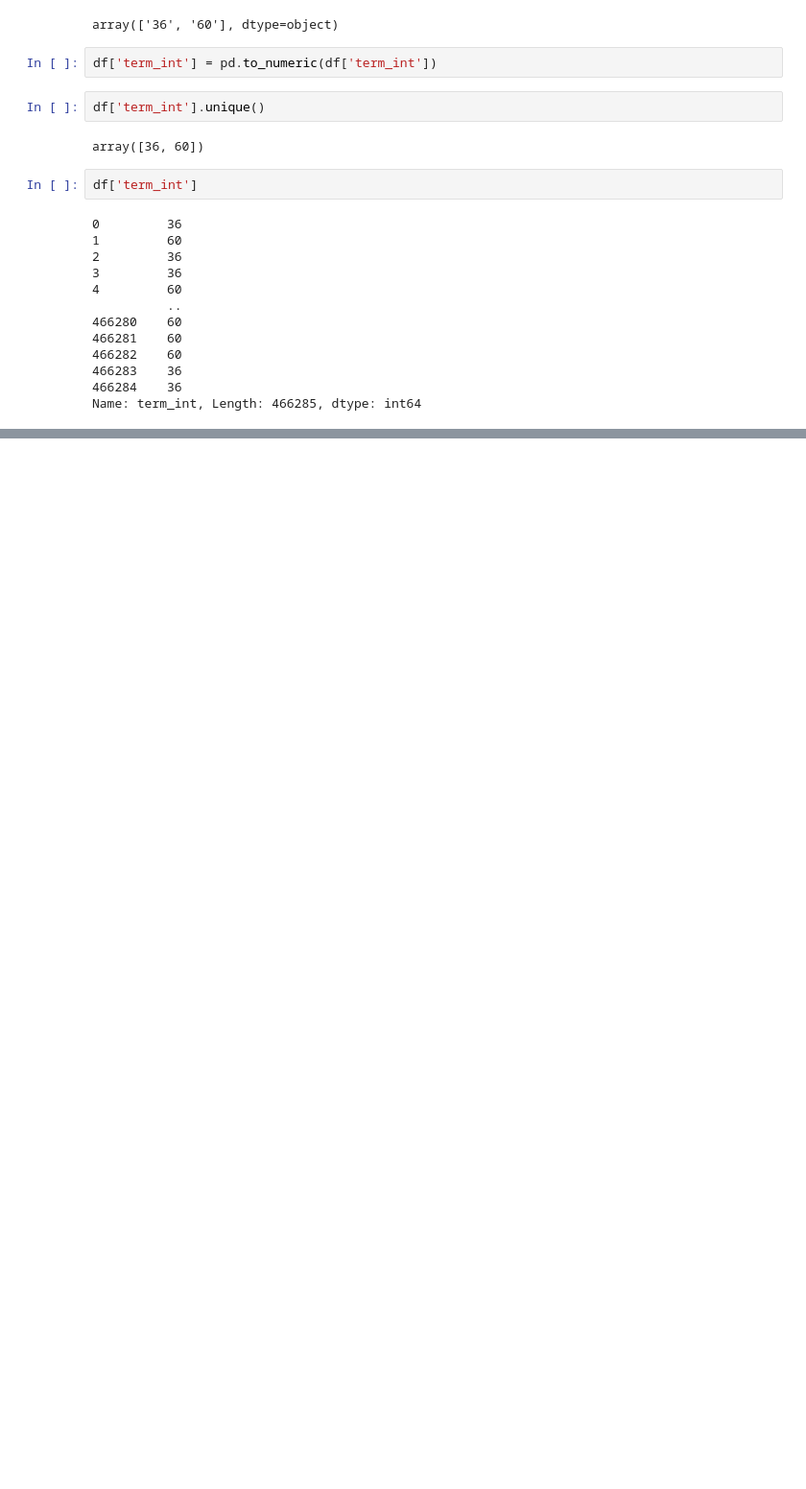
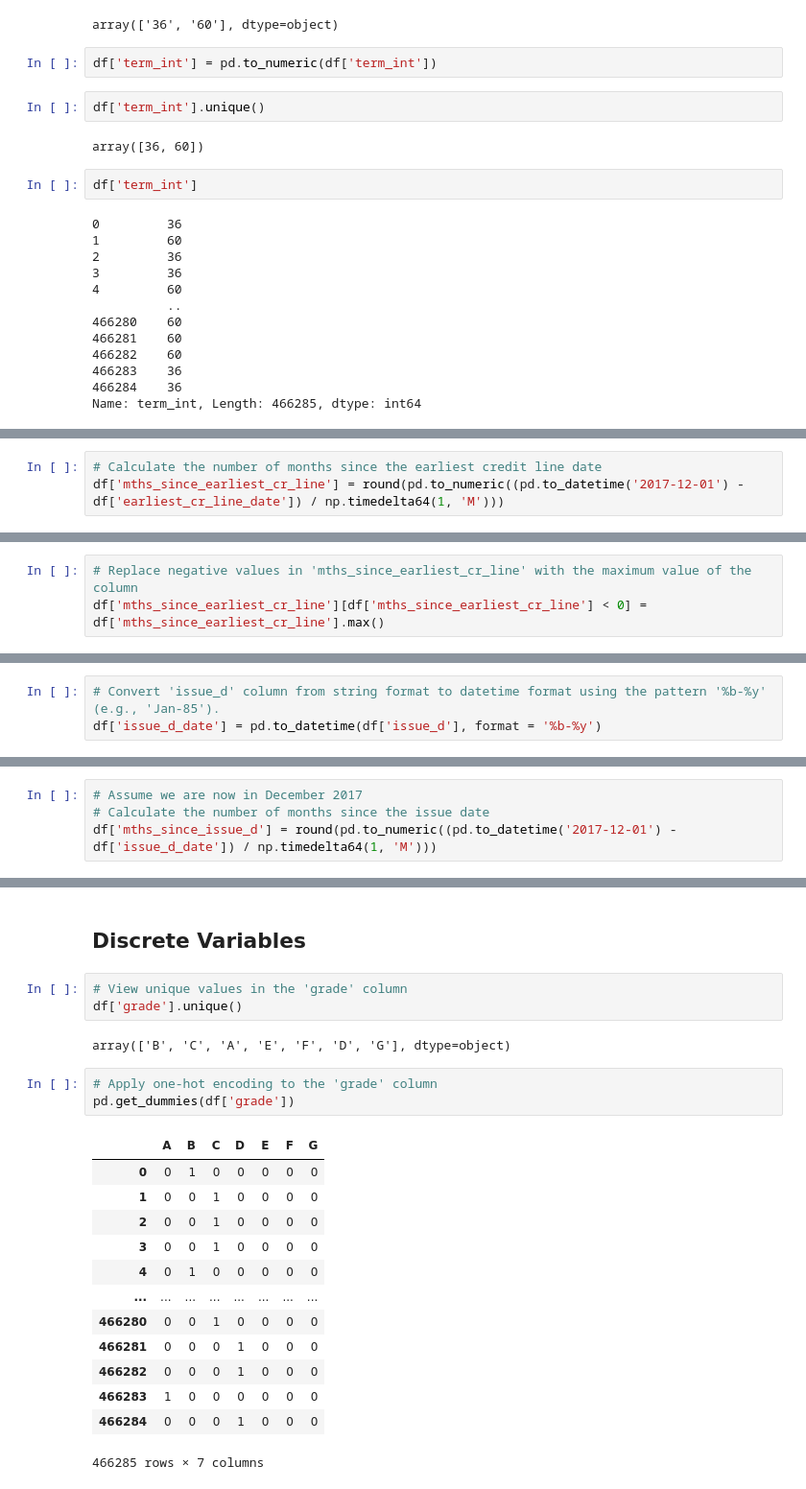
Before and after one commit to ychoi1001/Data-Science, a Jupyter notebook: credit_risk_modelling/credit risk modelling.ipynb, the cells around one changed output, grey strips where cells are left out. Shown at 96% size. Saved outputs shown, nothing was run; the diff lists cells and outputs as text; blank space fills up the shorter version.

Commit message:
Update credit risk modelling.ipynb
Completed data preprocessing

```diff
--- a/credit_risk_modelling/credit risk modelling.ipynb
+++ b/credit_risk_modelling/credit risk modelling.ipynb
@@ -153,0 +215,3 @@ Name: term_int, Length: 466285, dtype: int64
+# %%
+# Calculate the number of months since the earliest credit line date
+df['mths_since_earliest_cr_line'] = round(pd.to_numeric((pd.to_datetime('2017-12-01') - df['earliest_cr_line_date']) / np.timedelta64(1, 'M')))
@@ -153,0 +261,3 @@ Name: term_int, Length: 466285, dtype: int64
+# %%
+# Replace negative values in 'mths_since_earliest_cr_line' with the maximum value of the column
+df['mths_since_earliest_cr_line'][df['mths_since_earliest_cr_line'] < 0] = df['mths_since_earliest_cr_line'].max()
@@ -153,0 +292,3 @@ Name: term_int, Length: 466285, dtype: int64
+# %%
+# Convert 'issue_d' column from string format to datetime format using the pattern '%b-%y' (e.g., 'Jan-85').
+df['issue_d_date'] = pd.to_datetime(df['issue_d'], format = '%b-%y')
@@ -153,0 +300,4 @@ Name: term_int, Length: 466285, dtype: int64
+# %%
+# Assume we are now in December 2017
+# Calculate the number of months since the issue date
+df['mths_since_issue_d'] = round(pd.to_numeric((pd.to_datetime('2017-12-01') - df['issue_d_date']) / np.timedelta64(1, 'M')))
@@ -153,0 +317,24 @@ Name: term_int, Length: 466285, dtype: int64
+# %% [markdown]
+## Discrete Variables
+# %%
+# View unique values in the 'grade' column
+df['grade'].unique()
+# %% [output]
+array(['B', 'C', 'A', 'E', 'F', 'D', 'G'], dtype=object)
+# %%
+# Apply one-hot encoding to the 'grade' column
+pd.get_dummies(df['grade'])
+# %% [output]
+|  | A | B | C | D | E | F | G |
+| 0 | 0 | 1 | 0 | 0 | 0 | 0 | 0 |
+| 1 | 0 | 0 | 1 | 0 | 0 | 0 | 0 |
+| 2 | 0 | 0 | 1 | 0 | 0 | 0 | 0 |
+| 3 | 0 | 0 | 1 | 0 | 0 | 0 | 0 |
+| 4 | 0 | 1 | 0 | 0 | 0 | 0 | 0 |
+| ... | ... | ... | ... | ... | ... | ... | ... |
+| 466280 | 0 | 0 | 1 | 0 | 0 | 0 | 0 |
+| 466281 | 0 | 0 | 0 | 1 | 0 | 0 | 0 |
+| 466282 | 0 | 0 | 0 | 1 | 0 | 0 | 0 |
+| 466283 | 1 | 0 | 0 | 0 | 0 | 0 | 0 |
+| 466284 | 0 | 0 | 0 | 1 | 0 | 0 | 0 |
+466285 rows × 7 columns
```
Also changed, not shown: parts of 36 cells of this notebook.
